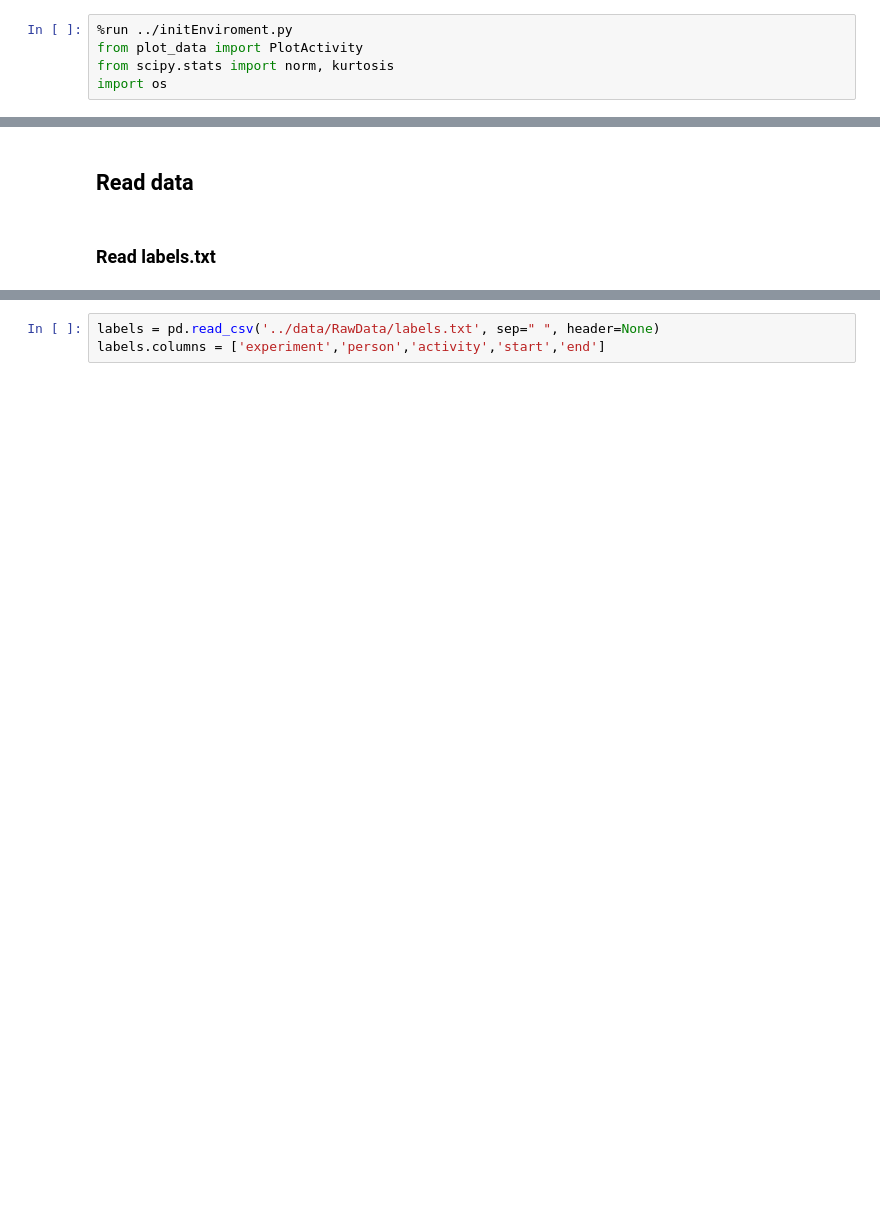
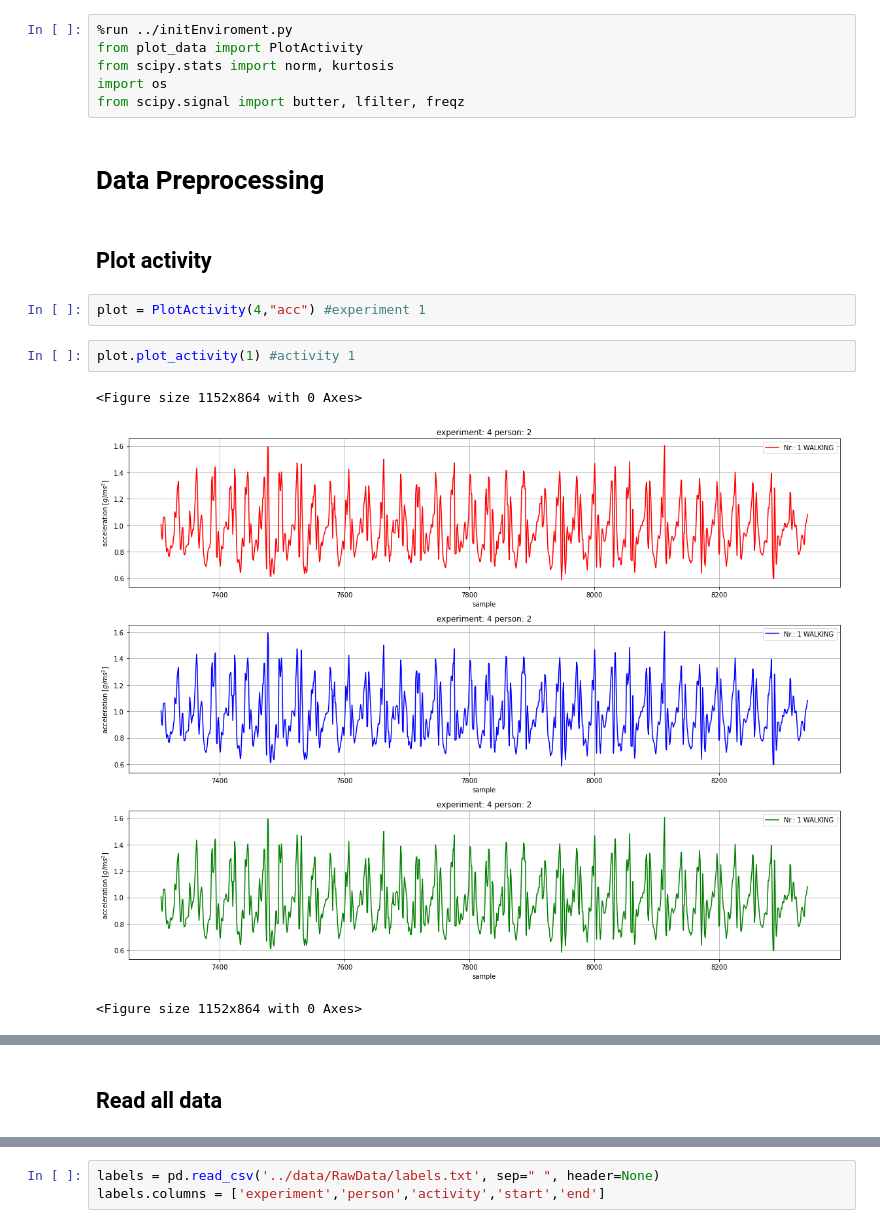
Before and after one commit to meszdav/human-activity-recognition, a Jupyter notebook: notebooks/human-activity-recognition-data-exploration.ipynb, the cells around one changed output, grey strips where cells are left out. Saved outputs shown, nothing was run; the diff lists cells and outputs as text; blank space fills up the shorter version.

```diff
--- a/notebooks/human-activity-recognition-data-exploration.ipynb
+++ b/notebooks/human-activity-recognition-data-exploration.ipynb
@@ -3,3 +3,16 @@
 from plot_data import PlotActivity
 from scipy.stats import norm, kurtosis
 import os
+from scipy.signal import butter, lfilter, freqz
+# %% [markdown]
+# Data Preprocessing
+# %% [markdown]
+## Plot activity
+# %%
+plot = PlotActivity(4,"acc") #experiment 1
+# %%
+plot.plot_activity(1) #activity 1
+# %% [output]
+<Figure size 1152x864 with 0 Axes>
+[figure, added]
+<Figure size 1152x864 with 0 Axes>
@@ -6,4 +20,2 @@ import os
 # %% [markdown]
-## Read data
+## Read all data
-# %% [markdown]
-### Read labels.txt
```
Also changed, not shown: parts of 34 cells of this notebook.
